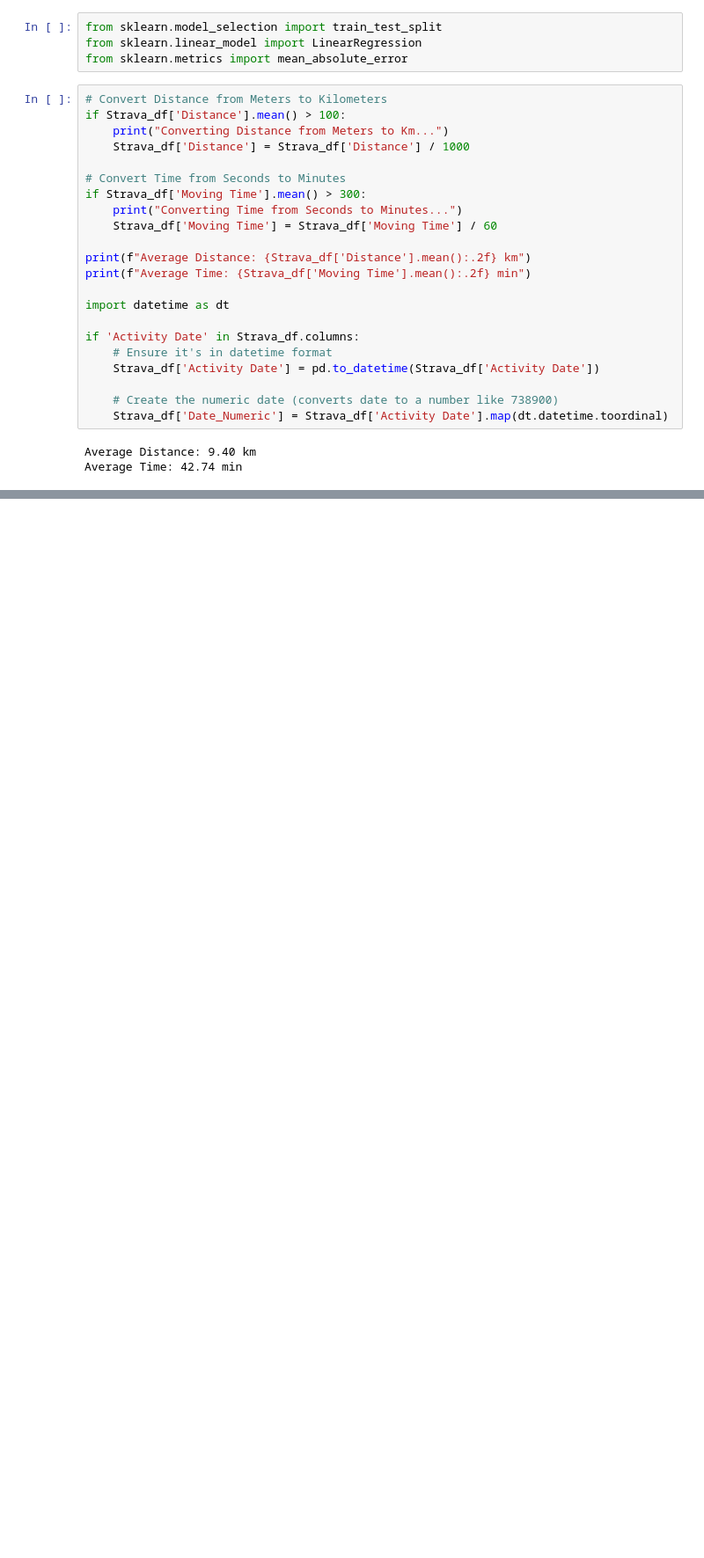
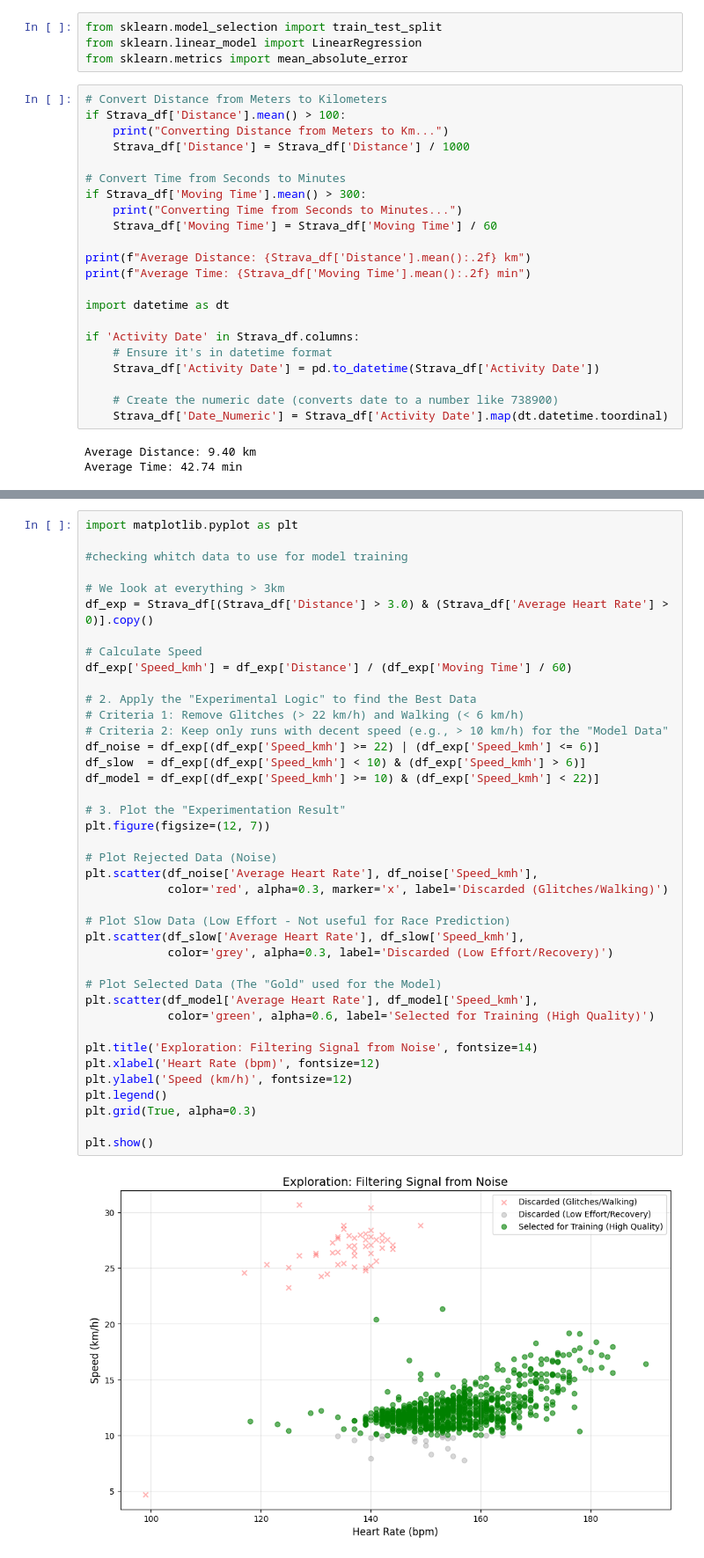
Before and after one commit to Patrick0481/Individual-project, a Jupyter notebook: Data_check.ipynb, the cells around one changed output, grey strips where cells are left out. Shown: that part at 88% size. Cells and saved outputs as stored; diff of their text form; blank space fills up the shorter version.

```diff
--- a/Data_check.ipynb
+++ b/Data_check.ipynb
@@ -114,3 +116,45 @@ Max Heart Rate: 195
 Predicted Speed: 18.17 km/h
 Predicted Pace:  3:18 min/km
 Predicted Time:  16.51 minutes
+# %%
+import matplotlib.pyplot as plt
+
+#checking whitch data to use for model training
+
+# We look at everything > 3km
+df_exp = Strava_df[(Strava_df['Distance'] > 3.0) & (Strava_df['Average Heart Rate'] > 0)].copy()
+
+# Calculate Speed
+df_exp['Speed_kmh'] = df_exp['Distance'] / (df_exp['Moving Time'] / 60)
+
+# 2. Apply the "Experimental Logic" to find the Best Data
+# Criteria 1: Remove Glitches (> 22 km/h) and Walking (< 6 km/h)
+# Criteria 2: Keep only runs with decent speed (e.g., > 10 km/h) for the "Model Data"
+df_noise = df_exp[(df_exp['Speed_kmh'] >= 22) | (df_exp['Speed_kmh'] <= 6)]
+df_slow  = df_exp[(df_exp['Speed_kmh'] < 10) & (df_exp['Speed_kmh'] > 6)]
+df_model = df_exp[(df_exp['Speed_kmh'] >= 10) & (df_exp['Speed_kmh'] < 22)]
+
+# 3. Plot the "Experimentation Result"
+plt.figure(figsize=(12, 7))
+
+# Plot Rejected Data (Noise)
+plt.scatter(df_noise['Average Heart Rate'], df_noise['Speed_kmh'],
+            color='red', alpha=0.3, marker='x', label='Discarded (Glitches/Walking)')
+
+# Plot Slow Data (Low Effort - Not useful for Race Prediction)
+plt.scatter(df_slow['Average Heart Rate'], df_slow['Speed_kmh'],
+            color='grey', alpha=0.3, label='Discarded (Low Effort/Recovery)')
+
+# Plot Selected Data (The "Gold" used for the Model)
+plt.scatter(df_model['Average Heart Rate'], df_model['Speed_kmh'],
+            color='green', alpha=0.6, label='Selected for Training (High Quality)')
+
+plt.title('Exploration: Filtering Signal from Noise', fontsize=14)
+plt.xlabel('Heart Rate (bpm)', fontsize=12)
+plt.ylabel('Speed (km/h)', fontsize=12)
+plt.legend()
+plt.grid(True, alpha=0.3)
+
+plt.show()
+# %% [output]
+[figure, added]
```
Also changed, not shown: parts of 2 cells of this notebook, 1 other file.
